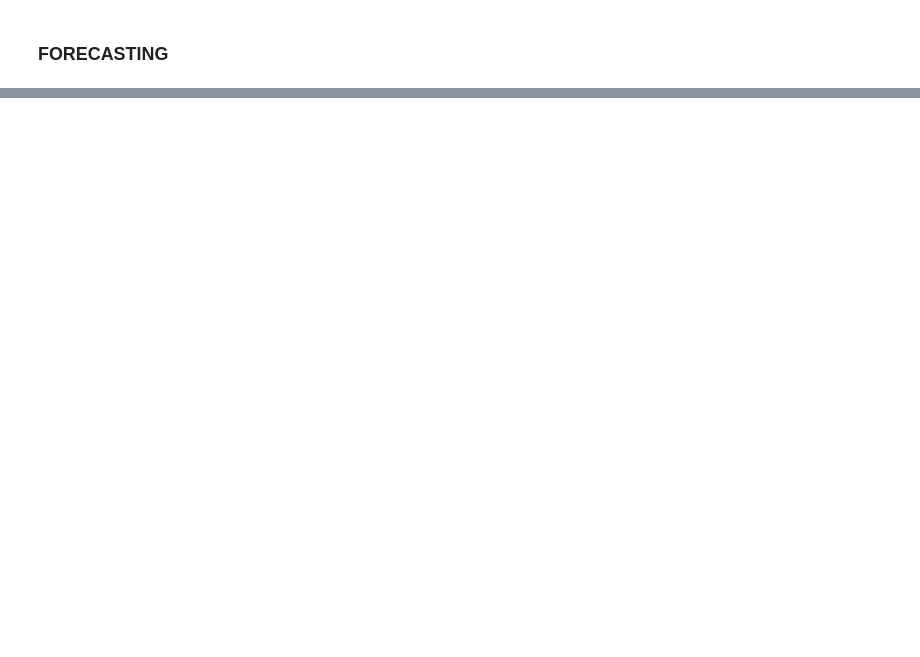
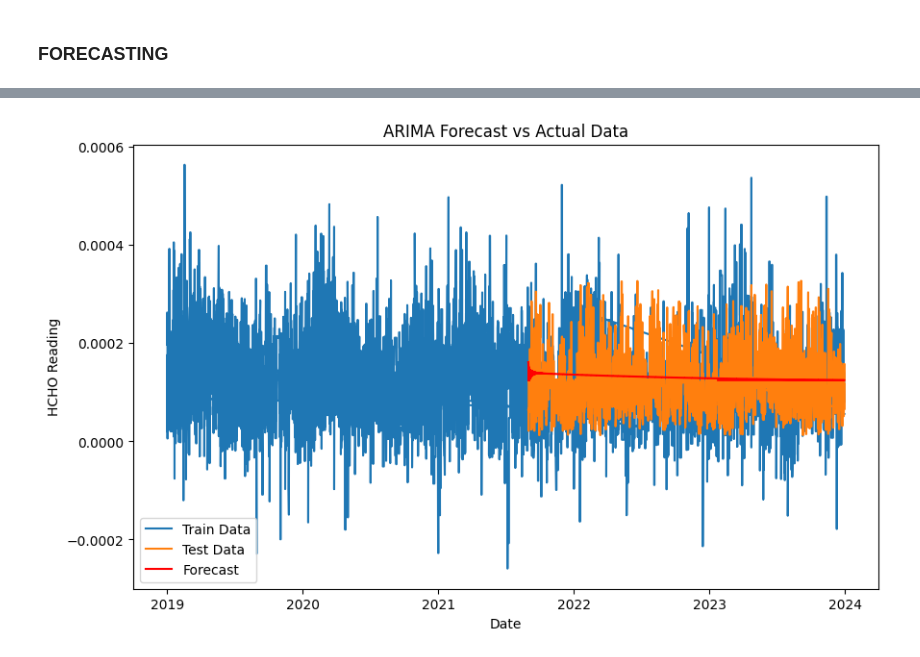
Before and after one commit to VinukaSilva/HCHO-Prediction, a Jupyter notebook: Future Forecasting.ipynb, the cells around one changed output, grey strips where cells are left out. Drawn from its saved outputs; the diff is of its cells as text; code cells hidden in the pictures; blank space fills up the shorter version.

Commit message:
Forecasting

```diff
--- a/Future Forecasting.ipynb
+++ b/Future Forecasting.ipynb
@@ -120,2 +120,8 @@ Warnings:
 # %% [markdown]
 ### FORECASTING
+# %%
+forecast_steps = len(test_data)
+forecast = results.forecast(steps=forecast_steps)
+
+print("Forecasted values:")
+forecast
@@ -121,0 +142,12 @@ Warnings:
+# %%
+plt.figure(figsize=(10, 6))
+plt.plot(train_data.index, train_data['HCHO Reading'], label='Train Data')
+plt.plot(test_data.index, test_data['HCHO Reading'], label='Test Data')
+plt.plot(test_data.index, forecast, label='Forecast', color='red')
+plt.xlabel('Date')
+plt.ylabel('HCHO Reading')
+plt.title('ARIMA Forecast vs Actual Data')
+plt.legend()
+plt.show()
+# %% [output]
+[figure, added]
```
Also changed, not shown: parts of 3 cells of this notebook.
